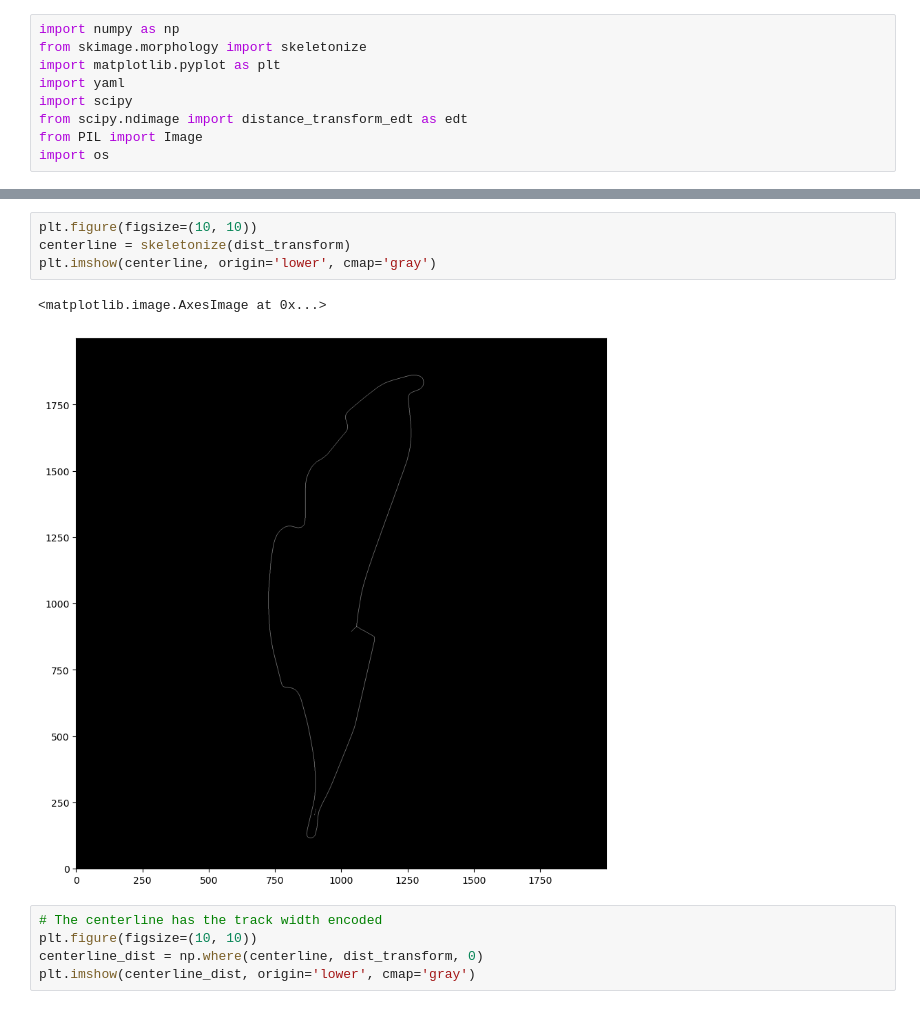
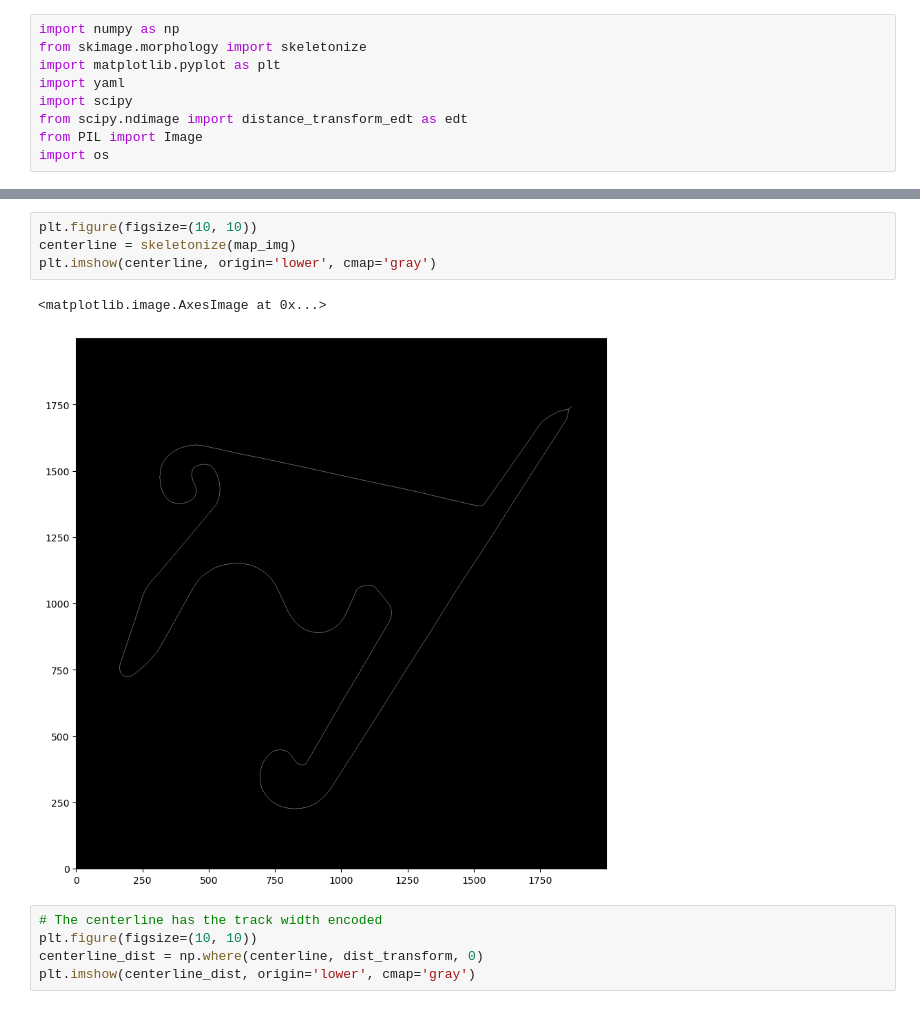
Before and after one commit to kiwikigame/Raceline-Optimization-up, a Jupyter notebook: map_converter1.ipynb, the cells around one changed output, grey strips where cells are left out. Saved outputs shown, nothing was run; the diff lists cells and outputs as text.

```diff
--- a/map_converter1.ipynb
+++ b/map_converter1.ipynb
@@ -77,10 +73,10 @@ plt.imshow(dist_transform, cmap='gray', origin='lower')
 # %%
 plt.figure(figsize=(10, 10))
-centerline = skeletonize(dist_transform)
+centerline = skeletonize(map_img)
 plt.imshow(centerline, origin='lower', cmap='gray')
 # %% [output]
 <matplotlib.image.AxesImage at 0x...>
-[figure, old version]
+[figure, new version]
 # %%
 # The centerline has the track width encoded
 plt.figure(figsize=(10, 10))
```
Also changed, not shown: parts of 6 cells of this notebook, 12 other files.
